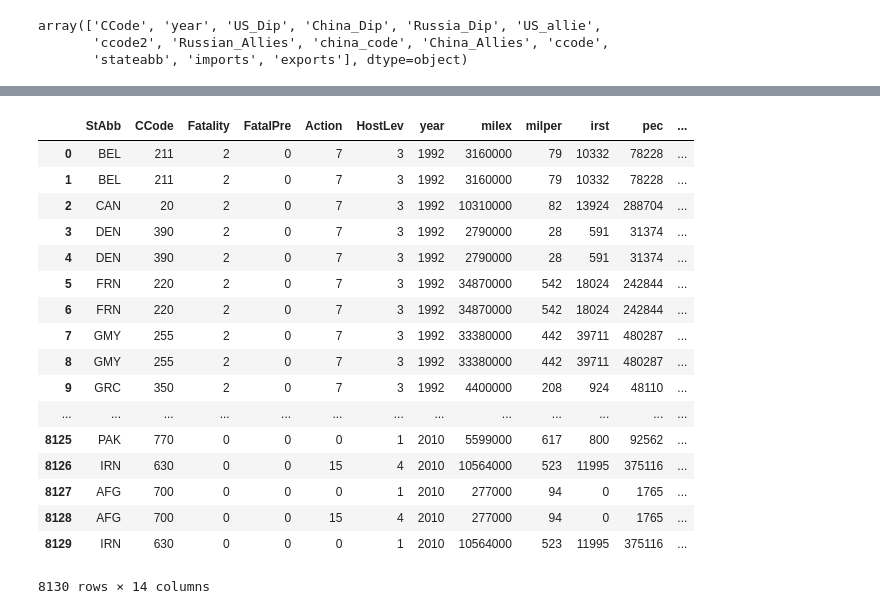
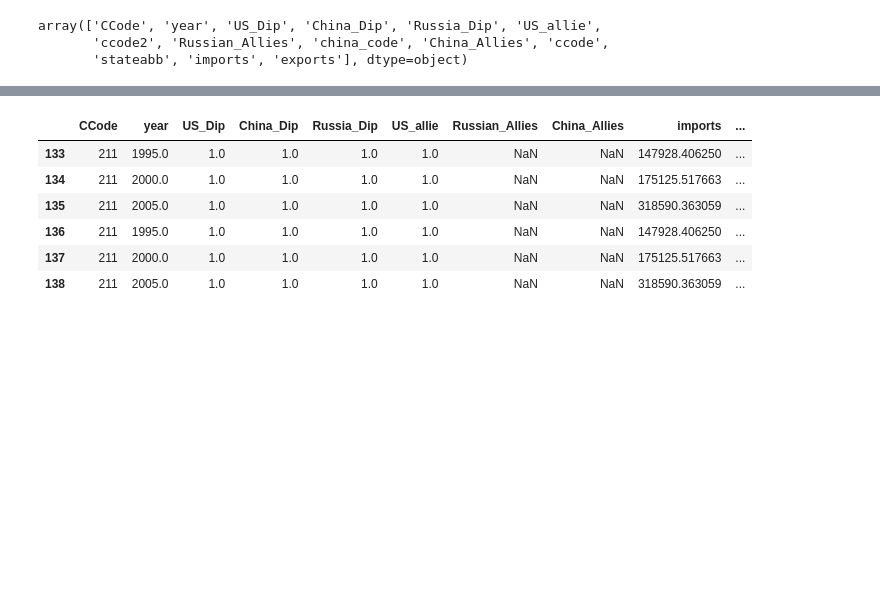
Before and after one commit to denisdunn/conflict_peace, a Jupyter notebook: conflicts_project.ipynb, the cells around one changed output, grey strips where cells are left out. Saved outputs shown, nothing was run; the diff lists cells and outputs as text; code cells hidden in the pictures; blank space fills up the shorter version.

```diff
--- a/conflicts_project.ipynb
+++ b/conflicts_project.ipynb
@@ -131,0 +104,2 @@ memory usage: 17.7 KB
+# %%
+usdiplomat['country_code'] = usdiplomat['country_code'].astype(str)
@@ -131,0 +112,2 @@ memory usage: 17.7 KB
+# %%
+usdiplomat['year']=usdiplomat['year'].astype(str)
@@ -372,22 +452,11 @@ trader.head()
-# %%
-total
-# %% [output]
-|  | StAbb | CCode | Fatality | FatalPre | Action | HostLev | year | milex | milper | irst | pec | ... |
-| 0 | BEL | 211 | 2 | 0 | 7 | 3 | 1992 | 3160000 | 79 | 10332 | 78228 | ... |
-| 1 | BEL | 211 | 2 | 0 | 7 | 3 | 1992 | 3160000 | 79 | 10332 | 78228 | ... |
-| 2 | CAN | 20 | 2 | 0 | 7 | 3 | 1992 | 10310000 | 82 | 13924 | 288704 | ... |
-| 3 | DEN | 390 | 2 | 0 | 7 | 3 | 1992 | 2790000 | 28 | 591 | 31374 | ... |
-| 4 | DEN | 390 | 2 | 0 | 7 | 3 | 1992 | 2790000 | 28 | 591 | 31374 | ... |
-| 5 | FRN | 220 | 2 | 0 | 7 | 3 | 1992 | 34870000 | 542 | 18024 | 242844 | ... |
-| 6 | FRN | 220 | 2 | 0 | 7 | 3 | 1992 | 34870000 | 542 | 18024 | 242844 | ... |
-| 7 | GMY | 255 | 2 | 0 | 7 | 3 | 1992 | 33380000 | 442 | 39711 | 480287 | ... |
-| 8 | GMY | 255 | 2 | 0 | 7 | 3 | 1992 | 33380000 | 442 | 39711 | 480287 | ... |
-| 9 | GRC | 350 | 2 | 0 | 7 | 3 | 1992 | 4400000 | 208 | 924 | 48110 | ... |
-| ... | ... | ... | ... | ... | ... | ... | ... | ... | ... | ... | ... | ... |
-| 8125 | PAK | 770 | 0 | 0 | 0 | 1 | 2010 | 5599000 | 617 | 800 | 92562 | ... |
-| 8126 | IRN | 630 | 0 | 0 | 15 | 4 | 2010 | 10564000 | 523 | 11995 | 375116 | ... |
-| 8127 | AFG | 700 | 0 | 0 | 0 | 1 | 2010 | 277000 | 94 | 0 | 1765 | ... |
-| 8128 | AFG | 700 | 0 | 0 | 15 | 4 | 2010 | 277000 | 94 | 0 | 1765 | ... |
-| 8129 | IRN | 630 | 0 | 0 | 0 | 1 | 2010 | 10564000 | 523 | 11995 | 375116 | ... |
-8130 rows × 14 columns
+# %%
+trader[trader['CCode']==211]
+# %% [output]
+|  | CCode | year | US_Dip | China_Dip | Russia_Dip | US_allie | Russian_Allies | China_Allies | imports | ... |
+| 133 | 211 | 1995.0 | 1.0 | 1.0 | 1.0 | 1.0 | NaN | NaN | 147928.406250 | ... |
+| 134 | 211 | 2000.0 | 1.0 | 1.0 | 1.0 | 1.0 | NaN | NaN | 175125.517663 | ... |
+| 135 | 211 | 2005.0 | 1.0 | 1.0 | 1.0 | 1.0 | NaN | NaN | 318590.363059 | ... |
+| 136 | 211 | 1995.0 | 1.0 | 1.0 | 1.0 | 1.0 | NaN | NaN | 147928.406250 | ... |
+| 137 | 211 | 2000.0 | 1.0 | 1.0 | 1.0 | 1.0 | NaN | NaN | 175125.517663 | ... |
+| 138 | 211 | 2005.0 | 1.0 | 1.0 | 1.0 | 1.0 | NaN | NaN | 318590.363059 | ... |
 # %%
```
Also changed, not shown: parts of 72 cells of this notebook, 2 other files.
